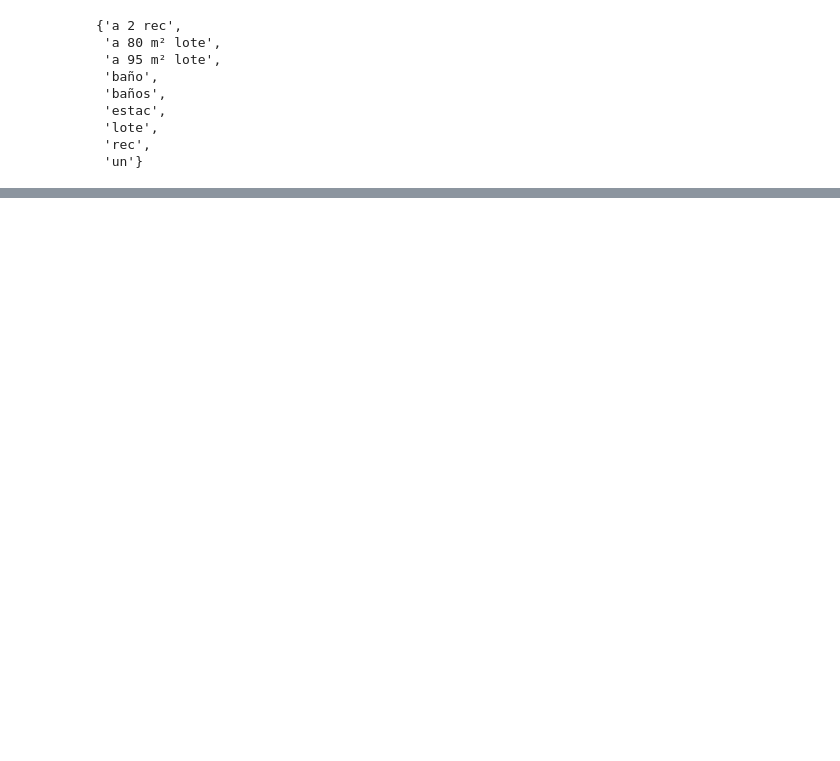
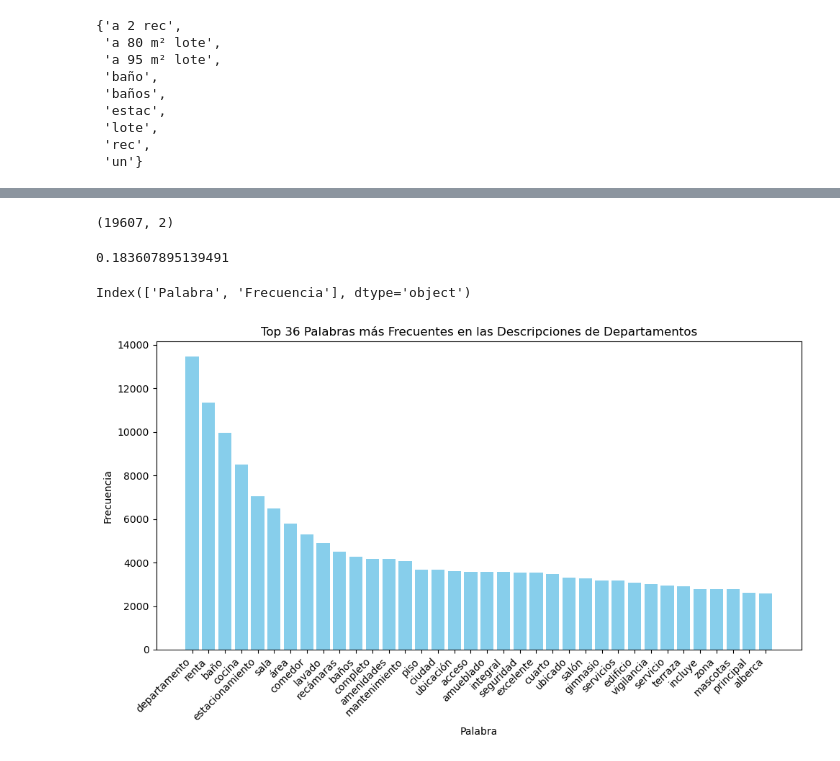
Before and after one commit to RenataRmz/mlops-repo, a Jupyter notebook: notebooks/02.Transformation/01.Webscrapping-Inmuebles24.ipynb, the cells around one changed output, grey strips where cells are left out. Drawn from its saved outputs; the diff is of its cells as text; code cells hidden in the pictures; blank space fills up the shorter version.

```diff
--- a/notebooks/02.Transformation/01.Webscrapping-Inmuebles24.ipynb
+++ b/notebooks/02.Transformation/01.Webscrapping-Inmuebles24.ipynb
@@ -405,0 +442,59 @@ Name: precio_mxn, dtype: float64
+# %%
+from sklearn.feature_extraction.text import CountVectorizer
+
+# Reemplazar los valores nulos (NaN), lo reemplazamos con una cadena de texto vacía
+df['Título'] = df['Título'].fillna('')
+
+# Definimos los stopwords en español
+spanish_stopwords = [
+    'un', 'una', 'unos', 'unas', 'el', 'la', 'los', 'las', 'de', 'en', 'con',
+    'y', 'es', 'son', 'por', 'para', 'del', 'al', 'que', 'se', 'mas', 'más',
+    'su', 'sus', 'o', 'tu', 'no', 'así como', 'me', 'cuenta', 'como', 'muy', '24',
+    'lo', 'este', 'sin', 'tiene', 'dos'
+]
+vectorizer = CountVectorizer(stop_words=spanish_stopwords)
+bow_matrix = vectorizer.fit_transform(df['Título'])
+
+# 3. Obtener las palabras y sus frecuencias
+vocabulario = vectorizer.get_feature_names_out()
+word_counts = bow_matrix.sum(axis=0)
+
+# Crear un DataFrame con las palabras y sus frecuencias
+word_freq_df = pd.DataFrame({'Palabra': vocabulario, 'Frecuencia': word_counts.A1})
+
+# 4. Ordenar y seleccionar las 10 palabras más frecuentes
+word_freq_df = word_freq_df.sort_values(by='Frecuencia', ascending=False)
+# %%
+df_25p = df.shape[0]/4
+# %%
+top_n = word_freq_df[word_freq_df.Frecuencia > df_25p].shape[0]
+# %%
+word_freq_df.shape
+# %% [output]
+(19607, 2)
+# %%
+top_n*100/word_freq_df.shape[0]
+# %% [output]
+0.183607895139491
+# %%
+word_freq_df.columns
+# %% [output]
+Index(['Palabra', 'Frecuencia'], dtype='object')
+# %%
+
+# 5. Generar el gráfico de barras
+plt.figure(figsize=(10, 6))
+plt.bar(word_freq_df['Palabra'].head(top_n), word_freq_df['Frecuencia'].head(top_n), color='skyblue')
+plt.title(f'Top {top_n} Palabras más Frecuentes en las Descripciones de Departamentos')
+plt.xlabel('Palabra')
+plt.ylabel('Frecuencia')
+plt.xticks(rotation=45, ha='right')
+plt.tight_layout()
+
+# Guarda el gráfico como un archivo PNG
+plt.savefig('palabras_frecuentes_plot.png')
+
+# Puedes ver el gráfico directamente si trabajas en un entorno interactivo
+# plt.show()
+# %% [output]
+[figure, added]
```
Also changed, not shown: parts of 71 cells of this notebook, 19 other files.
